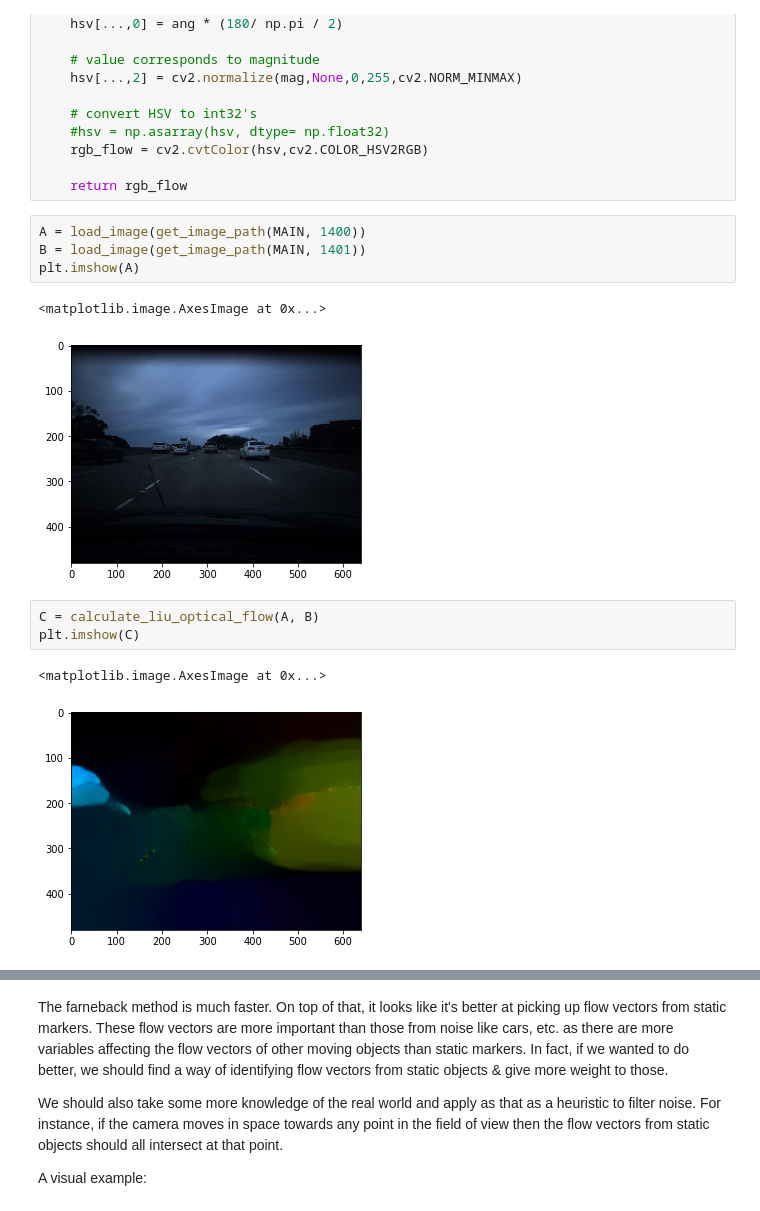
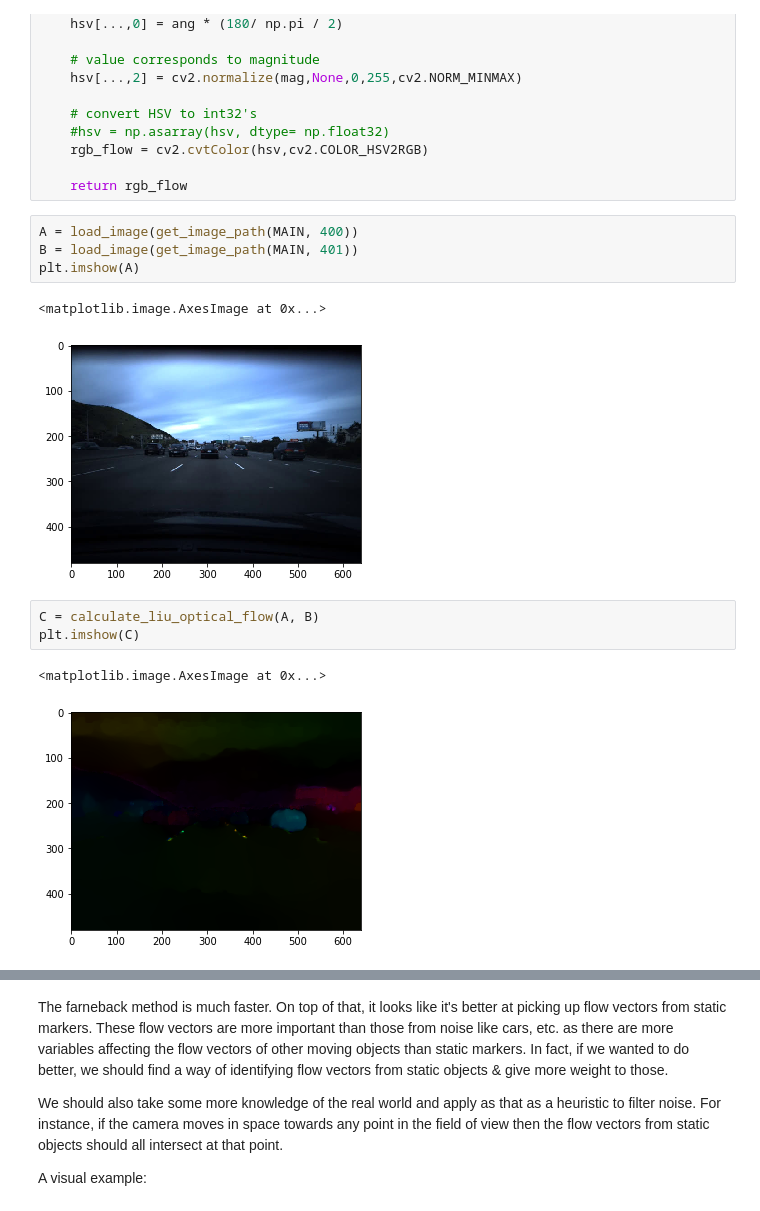
Before and after one commit to sharma0611/carspeednet, a Jupyter notebook: Predicting Car Speed.ipynb, the cells around one changed output, grey strips where cells are left out. Saved outputs shown, nothing was run; the diff lists cells and outputs as text.

```diff
--- a/Predicting Car Speed.ipynb
+++ b/Predicting Car Speed.ipynb
@@ -221,18 +223,18 @@ def calculate_farneback_optical_flow(image_current, image_next):
 
     return rgb_flow
 # %%
-A = load_image(get_image_path(MAIN, 1400))
-B = load_image(get_image_path(MAIN, 1401))
+A = load_image(get_image_path(MAIN, 400))
+B = load_image(get_image_path(MAIN, 401))
 plt.imshow(A)
 # %% [output]
 <matplotlib.image.AxesImage at 0x...>
-[figure, old version]
+[figure, new version]
 # %%
 C = calculate_liu_optical_flow(A, B)
 plt.imshow(C)
 # %% [output]
 <matplotlib.image.AxesImage at 0x...>
-[figure, old version]
+[figure, new version]
 # %%
 D = calculate_farneback_optical_flow(A, B)
 plt.imshow(D)
```
Also changed, not shown: parts of 23 cells of this notebook.
